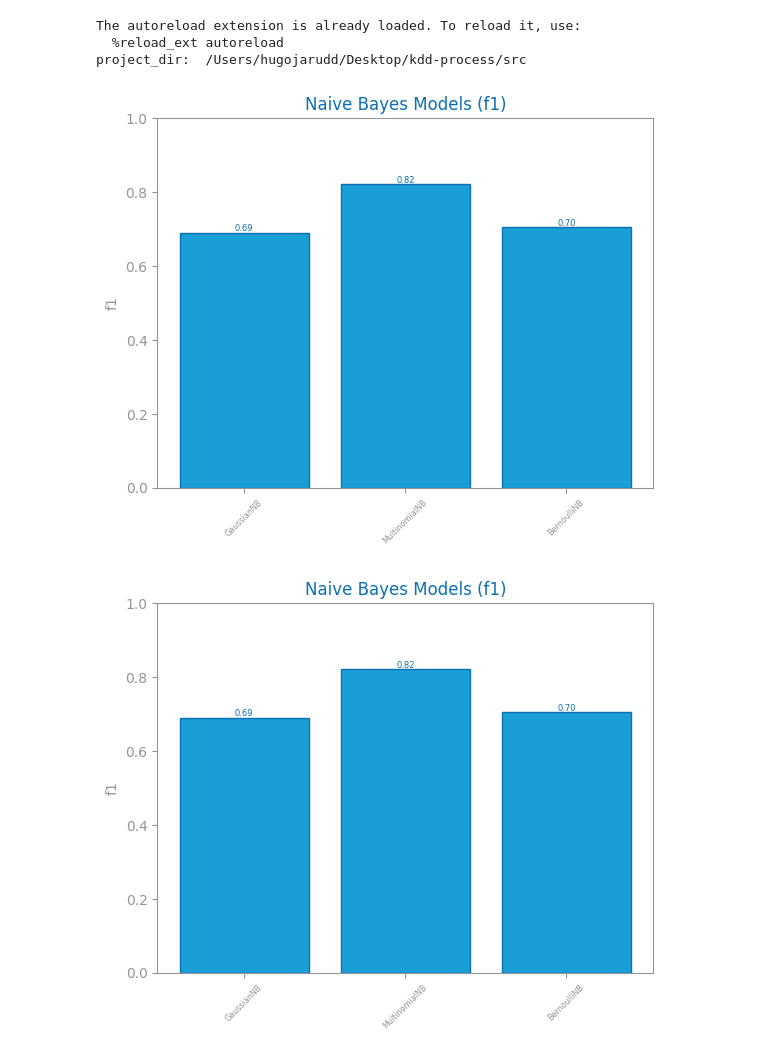
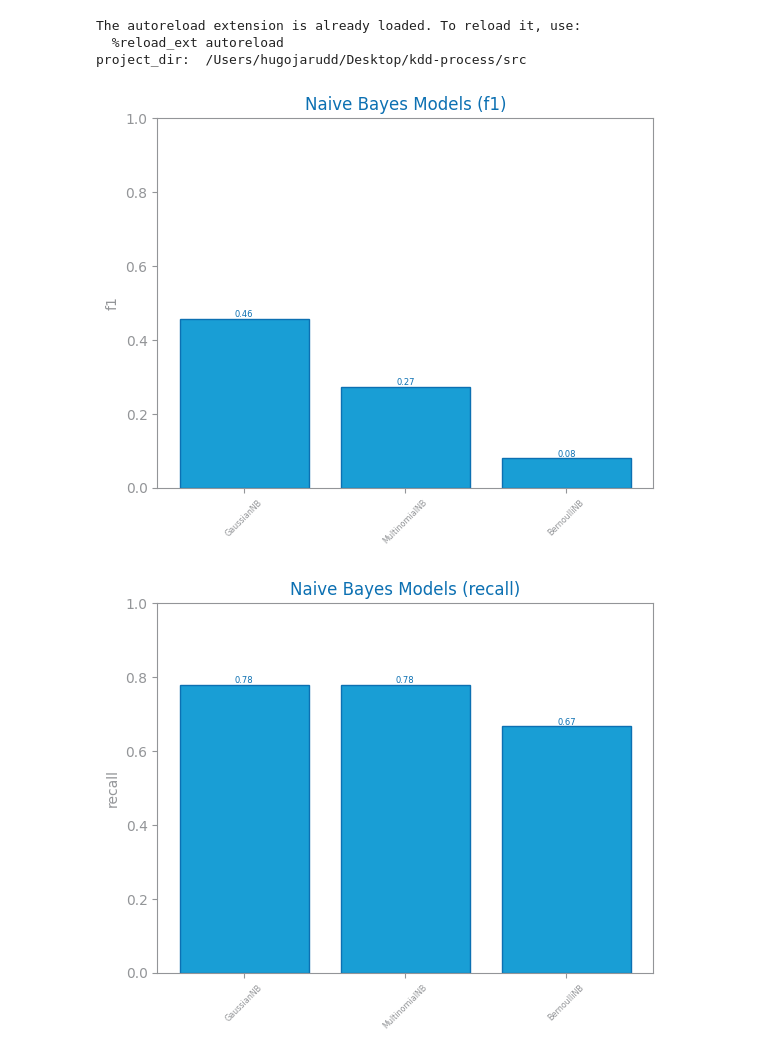
Before and after one commit to MatsNissen-Lie/kdd-process, a Jupyter notebook: src/3_evaluation/naive_bayes_economic.ipynb, the cells around one changed output. Cells and saved outputs as stored; diff of their text form; code cells hidden in the pictures.

```diff
--- a/src/3_evaluation/naive_bayes_economic.ipynb
+++ b/src/3_evaluation/naive_bayes_economic.ipynb
@@ -1,4 +1,5 @@
 # %%
+
 %load_ext autoreload
 %autoreload 2
 
@@ -10,40 +11,18 @@ project_dir = Path.cwd().parent  # Adjust as needed to point to your project roo
 sys.path.append(str(project_dir))
 
 print("project_dir: ", project_dir)
-from utils.pipeline import Pipeline, EvaluationEnum
+from utils.pipeline_fixed import Pipeline, EvaluationEnum
 
-dataloader = Pipeline(evaluation=EvaluationEnum.LAST)
+dataloader = Pipeline(evaluation=EvaluationEnum.FEATURE_SELECTION)
 
+file_tag = "economical"
+eval_metric = "f1"
 
-
-data, target = dataloader.get_econmical_classification_dataset_and_target()
-vars2drop = ['Time', 'x1', 'x10', 'x14', 'x16', 'x19', 'x2', 'x23', 'x24', 'x25', 'x3', 'x30', 'x32', 'x35', 'x36', 'x40', 'x41', 'x43', 'x44', 'x46', 'x5', 'x59', 'x61', 'x63', 'x64', 'x68', 'x70', 'x73', 'x78', 'x8', 'x9']
-data = data.drop(columns=vars2drop)
-data_min = data.min()
-data = data-data_min
+trnX, tstX, trnY, tstY, target, labels = dataloader.get_economical_classification_train_test()
 # %% [output]
 The autoreload extension is already loaded. To reload it, use:
   %reload_ext autoreload
 project_dir:  /Users/hugojarudd/Desktop/kdd-process/src
-# %%
-from numpy import array, ndarray
-from sklearn.model_selection import train_test_split
-from pandas import DataFrame, Series, Index, Period
-
-file_tag = target
-
-eval_metric = "f1"
-
-train, test = train_test_split(data, test_size=0.2, random_state=42)
-
-labels: list = list(train[target].unique())
-labels.sort()
-
-trnY: array = train.pop(target).to_list()
-trnX: ndarray = train.values
-
-tstY: array = test.pop(target).to_list()
-tstX: ndarray = test.values
 # %%
 from numpy import array, ndarray
 from sklearn.naive_bayes import GaussianNB, MultinomialNB, BernoulliNB
@@ -65,42 +44,42 @@ def naive_Bayes_study(
     best_model = None
     best_params: dict = {"name": "", "metric": metric, "params": ()}
     best_performance = 0
     for clf in estimators:
         xvalues.append(clf)
         estimators[clf].fit(trnX, trnY)
         prdY: array = estimators[clf].predict(tstX)
         eval: float = CLASS_EVAL_METRICS[metric](tstY, prdY)
         if eval - best_performance > DELTA_IMPROVE:
             best_performance: float = eval
             best_params["name"] = clf
             best_params[metric] = eval
             best_model = estimators[clf]
         yvalues.append(eval)
         # print(f'NB {clf}')
     plot_bar_chart(
         xvalues,
         yvalues,
         title=f"Naive Bayes Models ({metric})",
         ylabel=metric,
         percentage=True,
     )
 
     return best_model, best_params
 
 
 figure()
 best_model, params = naive_Bayes_study(trnX, trnY, tstX, tstY, eval_metric)
-#savefig(f"images/{file_tag}_nb_{eval_metric}_study.png")
+savefig(f"images/{file_tag}_nb_{eval_metric}_study.png")
 show()
 # %% [output]
-[figure, old version]
+[figure, new version]
 # %%
 figure()
-best_model, params = naive_Bayes_study(trnX, trnY, tstX, tstY, "f1")
-#savefig(f"images/{file_tag}_nb_recall_study.png")
+best_model, params = naive_Bayes_study(trnX, trnY, tstX, tstY, "recall")
+savefig(f"images/{file_tag}_nb_recall_study.png")
 show()
 # %% [output]
-[figure, old version]
+[figure, new version]
 # %%
 from dslabs_functions import plot_evaluation_results
 
```
Also changed, not shown: parts of 1 cell of this notebook, 45 other files.
